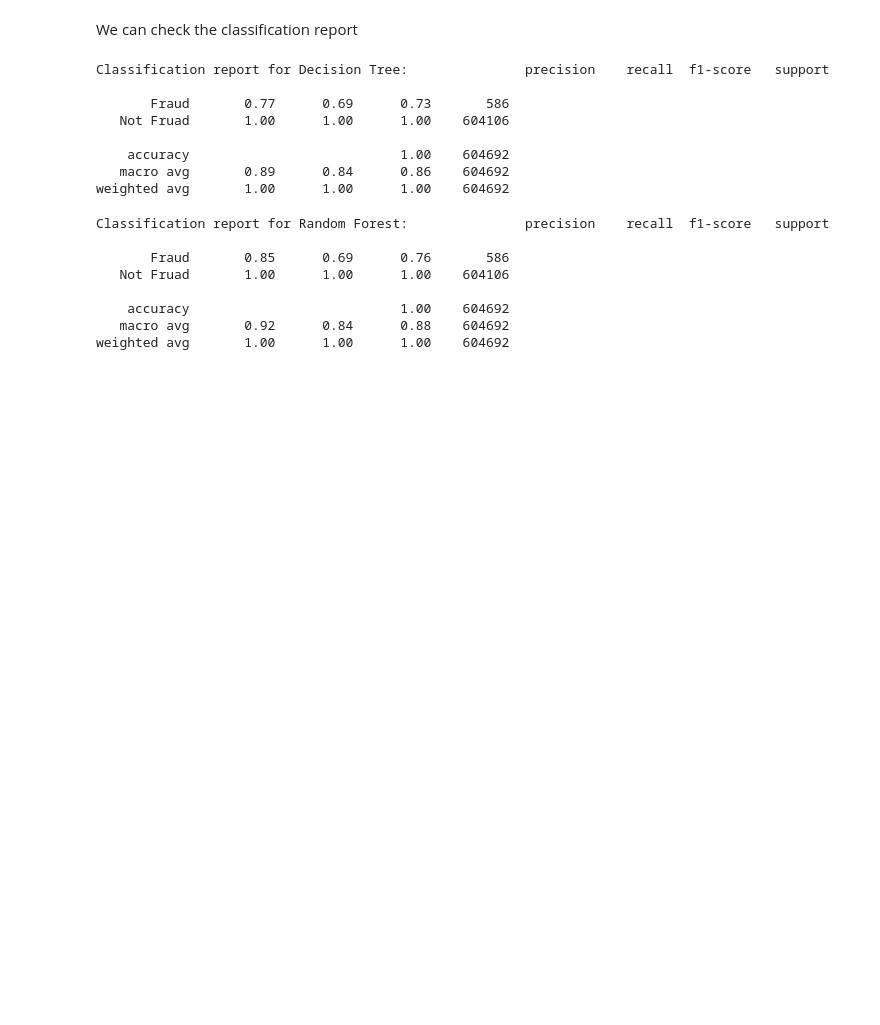
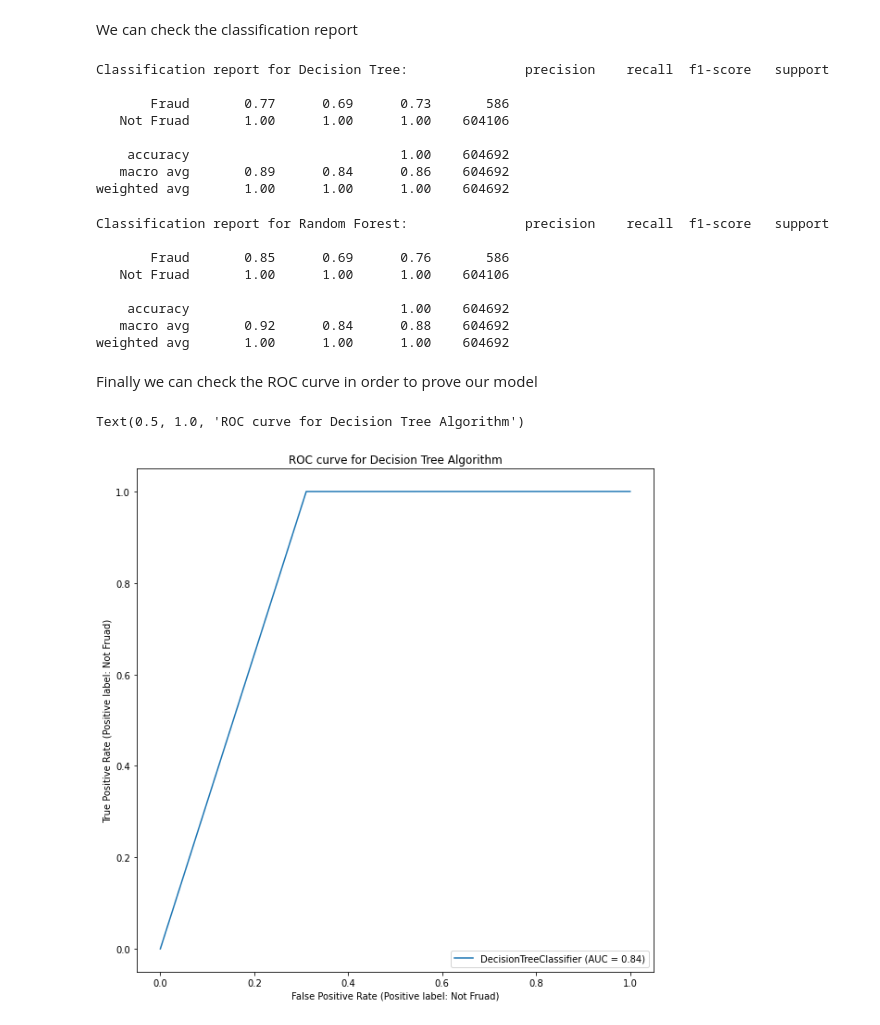
Before and after one commit to earo12/Payments_Fraud_Detection, a Jupyter notebook: Online_Payments_Fraud_Detection.ipynb, the cells around one changed output. Cells and saved outputs as stored; diff of their text form; code cells hidden in the pictures; blank space fills up the shorter version.

Commit message:
Added ROC curves

```diff
--- a/Online_Payments_Fraud_Detection.ipynb
+++ b/Online_Payments_Fraud_Detection.ipynb
@@ -291,3 +293,11 @@ Classification report for Random Forest:               precision    recall  f1-s
     accuracy                           1.00    604692
    macro avg       0.92      0.84      0.88    604692
 weighted avg       1.00      1.00      1.00    604692
+# %% [markdown]
+Finally we can check the ROC curve in order to prove our model
+# %%
+plot_roc_curve(dt, X_test, y_test)
+plt.title('ROC curve for Decision Tree Algorithm')
+# %% [output]
+Text(0.5, 1.0, 'ROC curve for Decision Tree Algorithm')
+[figure, added]
```
Also changed, not shown: parts of 3 cells of this notebook.
